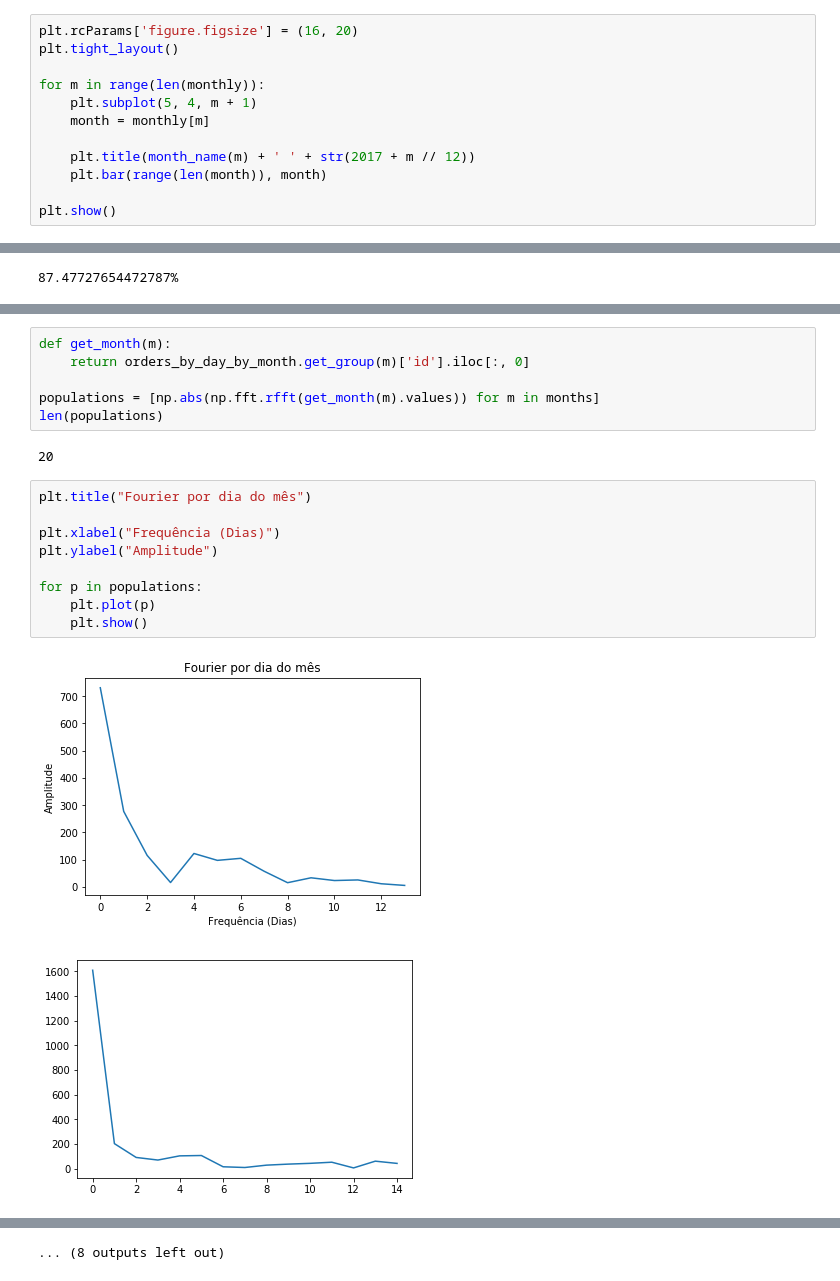
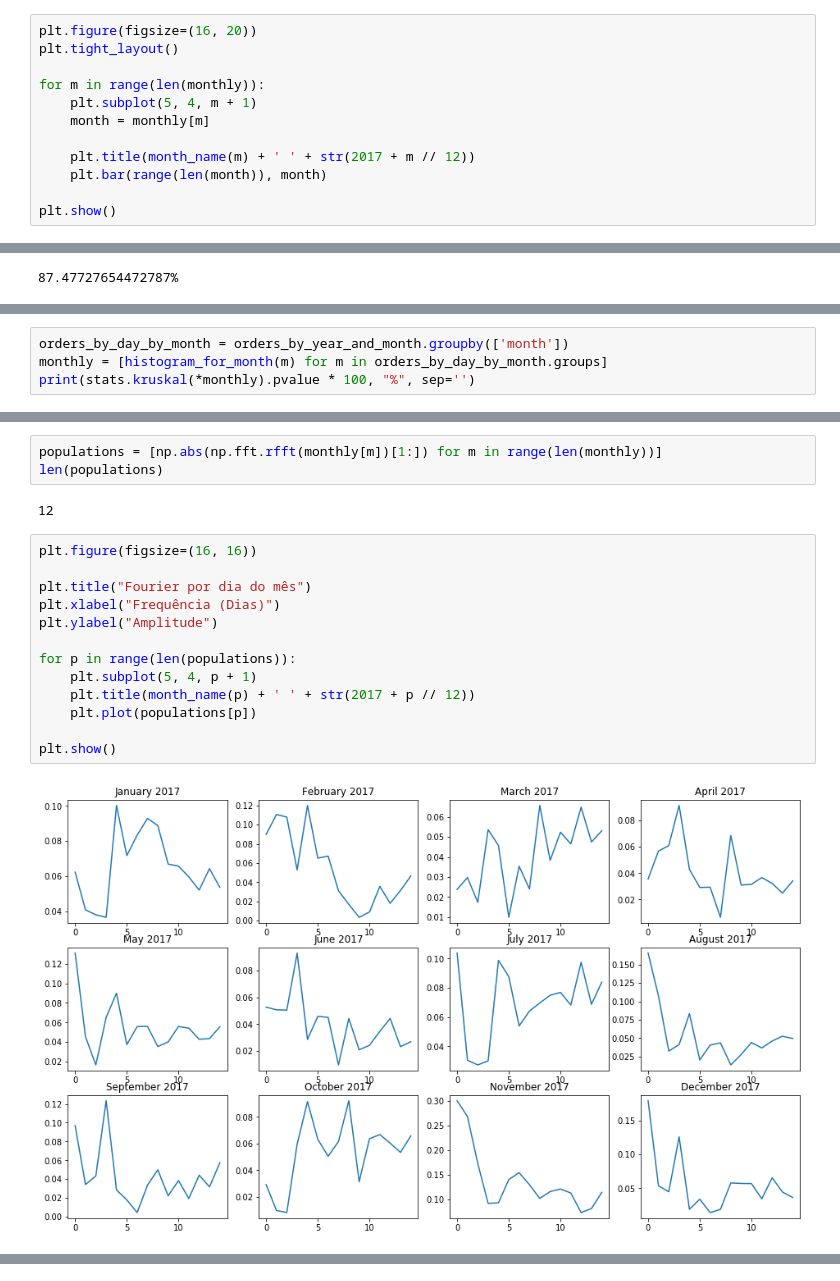
Before and after one commit to GuiBrandt/e-commerce, a Jupyter notebook: Sprint 1/Hipóteses.ipynb, the cells around one changed output, grey strips where cells are left out. Saved outputs shown, nothing was run; the diff lists cells and outputs as text.

```diff
--- a/Sprint 1/Hipóteses.ipynb
+++ b/Sprint 1/Hipóteses.ipynb
@@ -190,7 +231,7 @@ len(monthly)
 def month_name(m):
     return datetime.date(1900, m % 12 + 1, 1).strftime('%B')
 # %%
-plt.rcParams['figure.figsize'] = (16, 20)
+plt.figure(figsize=(16, 20))
 plt.tight_layout()
 
 for m in range(len(monthly)):
@@ -235,0 +281,4 @@ dict_keys([(2017, 1), (2017, 2), (2017, 3), (2017, 4), (2017, 5), (2017, 6), (20
+# %%
+orders_by_day_by_month = orders_by_year_and_month.groupby(['month'])
+monthly = [histogram_for_month(m) for m in orders_by_day_by_month.groups]
+print(stats.kruskal(*monthly).pvalue * 100, "%", sep='')
@@ -236,20 +291,20 @@ dict_keys([(2017, 1), (2017, 2), (2017, 3), (2017, 4), (2017, 5), (2017, 6), (20
 # %%
-def get_month(m):
-    return orders_by_day_by_month.get_group(m)['id'].iloc[:, 0]
-
-populations = [np.abs(np.fft.rfft(get_month(m).values)) for m in months]
+populations = [np.abs(np.fft.rfft(monthly[m])[1:]) for m in range(len(monthly))]
 len(populations)
 # %% [output]
-20
+12
 # %%
+plt.figure(figsize=(16, 16))
+
 plt.title("Fourier por dia do mês")
-
 plt.xlabel("Frequência (Dias)")
 plt.ylabel("Amplitude")
 
-for p in populations:
-    plt.plot(p)
-    plt.show()
+for p in range(len(populations)):
+    plt.subplot(5, 4, p + 1)
+    plt.title(month_name(p) + ' ' + str(2017 + p // 12))
+    plt.plot(populations[p])
+
+plt.show()
 # %% [output]
-[figure, old version]
+[figure, new version]
-[figure, removed]
@@ -266,2 +311 @@ for p in populations:
-... (8 outputs left out)
 # %%
```
Also changed, not shown: parts of 27 cells of this notebook.
